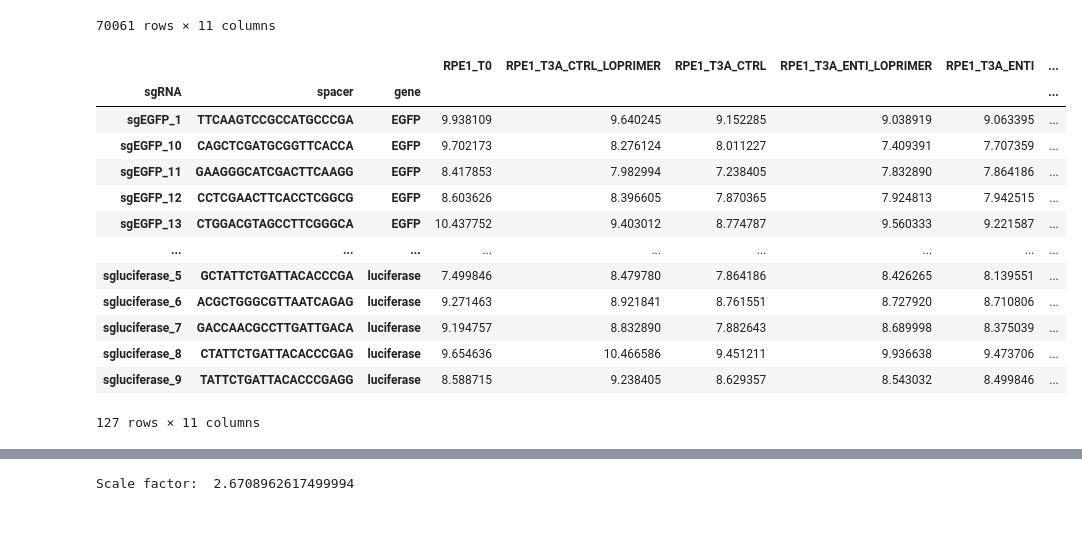
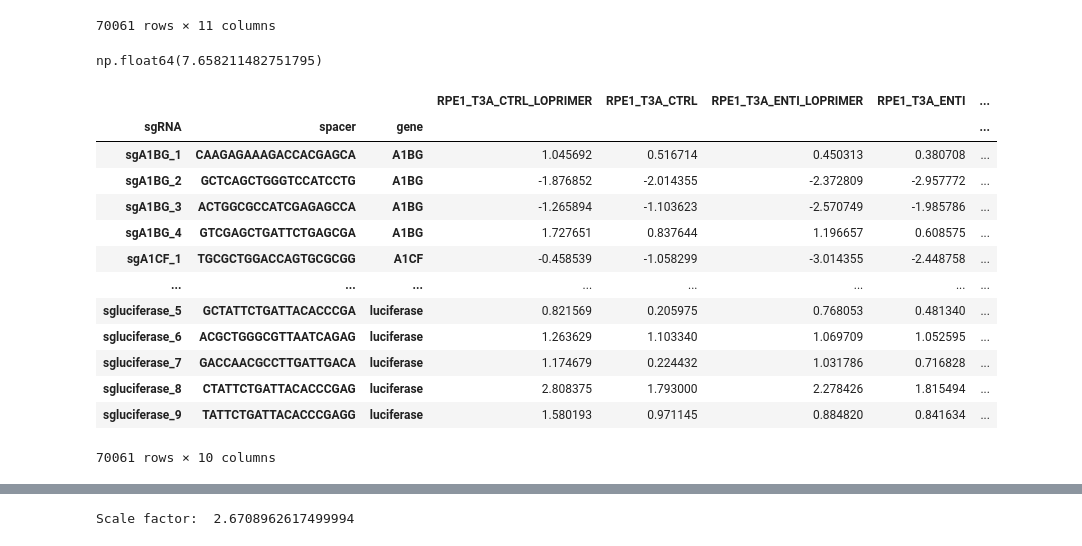
Before and after one commit to stefanusbernard/CRISPR-KO-library-survey, a Jupyter notebook: sgrna_logfc/normalize_tkov3_lfc.ipynb, the cells around one changed output, grey strips where cells are left out. Drawn from its saved outputs; the diff is of its cells as text; code cells hidden in the pictures.

```diff
--- a/sgrna_logfc/normalize_tkov3_lfc.ipynb
+++ b/sgrna_logfc/normalize_tkov3_lfc.ipynb
@@ -35,7 +52,10 @@ list(read_count)
 # import library data
 library_data = pd.read_csv("../../CRISPR-KO-library-refinement-pipeline/public_crispr_library/tkov3_guide_sequence.tsv", sep ="\t", header = None)
 library_data.columns = ['sgRNA', 'spacer', 'gene']
-library_data.shape
+display(library_data.shape)
+
+# import common essential genes
+list_common_essential = import_common_essential()
 # %% [output]
 (71090, 3)
 # %%
@@ -83,23 +103,29 @@ log_transformed_read_count
 | sgluciferase_9 | TATTCTGATTACACCCGAGG | luciferase | 8.588715 | 9.238405 | 8.629357 | 8.543032 | 8.499846 | ... |
 70061 rows × 11 columns
 # %%
-# normalized the data across cell lines by centering around the median of guides targeting non-essential genes (in this case we can use control genes)
+log_transformed_read_count_no_T0 = log_transformed_read_count.drop(columns=['RPE1_T0'])
+
+# normalized the data across cell lines by centering around the median of guides targeting non-essential genes (in this case we cannot used control guides as it targets a gene instead of non-targeting)
 # controls in TKOv3 are EGFP, LacZ, and luciferase
-log_transformed_read_count_control = log_transformed_read_count[log_transformed_read_count.index.get_level_values(2).isin(['EGFP', 'LacZ', 'luciferase'])]
-log_transformed_read_count_control
+median_non_essential = np.median(log_transformed_read_count_no_T0[~log_transformed_read_count_no_T0.index.get_level_values(2).isin(list_common_essential)])
+display(median_non_essential)
+
+normalized_read_count = log_transformed_read_count_no_T0 - median_non_essential
+display(normalized_read_count)
 # %% [output]
+np.float64(7.658211482751795)
-|  |  |  | RPE1_T0 | RPE1_T3A_CTRL_LOPRIMER | RPE1_T3A_CTRL | RPE1_T3A_ENTI_LOPRIMER | RPE1_T3A_ENTI | ... |
-| sgRNA | spacer | gene |  |  |  |  |  | ... |
-| sgEGFP_1 | TTCAAGTCCGCCATGCCCGA | EGFP | 9.938109 | 9.640245 | 9.152285 | 9.038919 | 9.063395 | ... |
-| sgEGFP_10 | CAGCTCGATGCGGTTCACCA | EGFP | 9.702173 | 8.276124 | 8.011227 | 7.409391 | 7.707359 | ... |
-| sgEGFP_11 | GAAGGGCATCGACTTCAAGG | EGFP | 8.417853 | 7.982994 | 7.238405 | 7.832890 | 7.864186 | ... |
-| sgEGFP_12 | CCTCGAACTTCACCTCGGCG | EGFP | 8.603626 | 8.396605 | 7.870365 | 7.924813 | 7.942515 | ... |
-| sgEGFP_13 | CTGGACGTAGCCTTCGGGCA | EGFP | 10.437752 | 9.403012 | 8.774787 | 9.560333 | 9.221587 | ... |
-| ... | ... | ... | ... | ... | ... | ... | ... | ... |
-| sgluciferase_5 | GCTATTCTGATTACACCCGA | luciferase | 7.499846 | 8.479780 | 7.864186 | 8.426265 | 8.139551 | ... |
-| sgluciferase_6 | ACGCTGGGCGTTAATCAGAG | luciferase | 9.271463 | 8.921841 | 8.761551 | 8.727920 | 8.710806 | ... |
-| sgluciferase_7 | GACCAACGCCTTGATTGACA | luciferase | 9.194757 | 8.832890 | 7.882643 | 8.689998 | 8.375039 | ... |
-| sgluciferase_8 | CTATTCTGATTACACCCGAG | luciferase | 9.654636 | 10.466586 | 9.451211 | 9.936638 | 9.473706 | ... |
-| sgluciferase_9 | TATTCTGATTACACCCGAGG | luciferase | 8.588715 | 9.238405 | 8.629357 | 8.543032 | 8.499846 | ... |
+|  |  |  | RPE1_T3A_CTRL_LOPRIMER | RPE1_T3A_CTRL | RPE1_T3A_ENTI_LOPRIMER | RPE1_T3A_ENTI | ... |
+| sgRNA | spacer | gene |  |  |  |  | ... |
+| sgA1BG_1 | CAAGAGAAAGACCACGAGCA | A1BG | 1.045692 | 0.516714 | 0.450313 | 0.380708 | ... |
+| sgA1BG_2 | GCTCAGCTGGGTCCATCCTG | A1BG | -1.876852 | -2.014355 | -2.372809 | -2.957772 | ... |
+| sgA1BG_3 | ACTGGCGCCATCGAGAGCCA | A1BG | -1.265894 | -1.103623 | -2.570749 | -1.985786 | ... |
+| sgA1BG_4 | GTCGAGCTGATTCTGAGCGA | A1BG | 1.727651 | 0.837644 | 1.196657 | 0.608575 | ... |
+| sgA1CF_1 | TGCGCTGGACCAGTGCGCGG | A1CF | -0.458539 | -1.058299 | -3.014355 | -2.448758 | ... |
+| ... | ... | ... | ... | ... | ... | ... | ... |
+| sgluciferase_5 | GCTATTCTGATTACACCCGA | luciferase | 0.821569 | 0.205975 | 0.768053 | 0.481340 | ... |
+| sgluciferase_6 | ACGCTGGGCGTTAATCAGAG | luciferase | 1.263629 | 1.103340 | 1.069709 | 1.052595 | ... |
+| sgluciferase_7 | GACCAACGCCTTGATTGACA | luciferase | 1.174679 | 0.224432 | 1.031786 | 0.716828 | ... |
+| sgluciferase_8 | CTATTCTGATTACACCCGAG | luciferase | 2.808375 | 1.793000 | 2.278426 | 1.815494 | ... |
+| sgluciferase_9 | TATTCTGATTACACCCGAGG | luciferase | 1.580193 | 0.971145 | 0.884820 | 0.841634 | ... |
-127 rows × 11 columns
+70061 rows × 10 columns
 # %%
```
Also changed, not shown: parts of 9 cells of this notebook, 4 other files.
